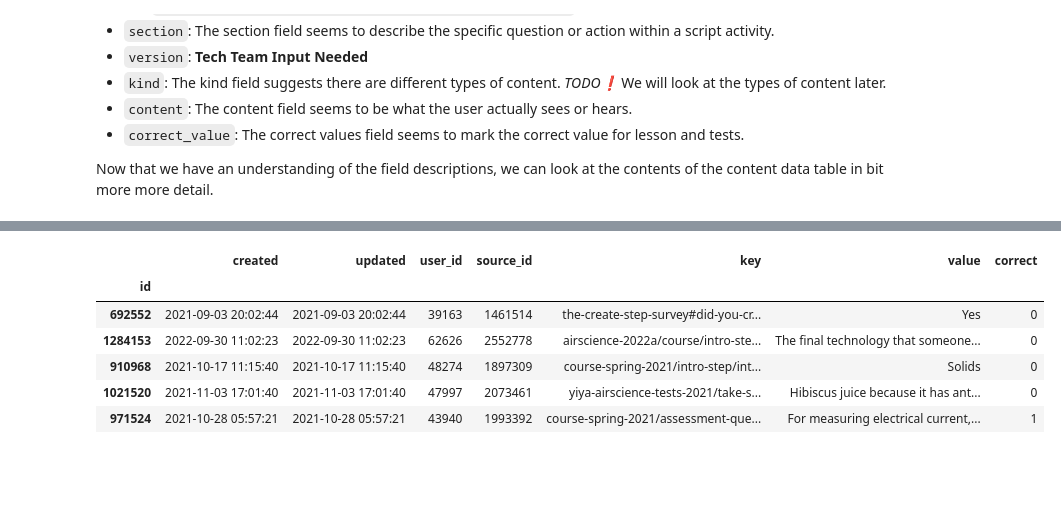
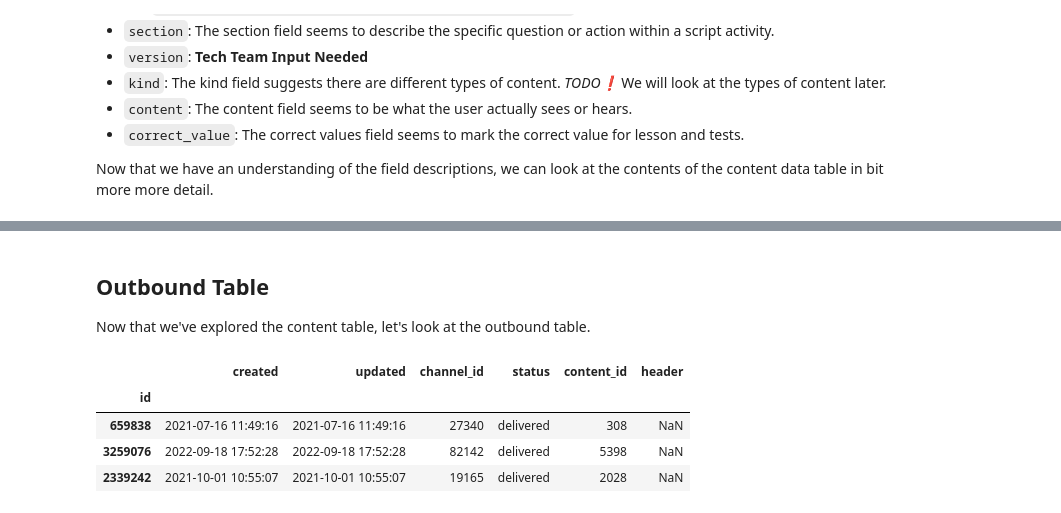
Before and after one commit to darrendbutler/yiya_data_analysis, a Jupyter notebook: dropout_analysis_course_2-3.ipynb, the cells around one changed output, grey strips where cells are left out. Cells and saved outputs as stored; diff of their text form; code cells hidden in the pictures; blank space fills up the shorter version.

Commit message:
explore more tables

```diff
--- a/dropout_analysis_course_2-3.ipynb
+++ b/dropout_analysis_course_2-3.ipynb
@@ -83,7 +95,7 @@ pd.set_option("max_colwidth", None) #don't truncate data in columns.
 #read file from data folder, return file
 def read_data(file_name, folder="/Users/ddbutler/Desktop/Repos/Yiya-Solutions-Analysis/yiya-completion-analysis/course3_data_v2_pickle/"):
     #combine foler and file name to get the full path
-    df = pd.read_pickle(data_folder + file_name)
+    df = pd.read_pickle(folder + file_name)
     return df
 
 content_df = read_data(file_name="content.pkl")
@@ -212,11 +229,12 @@ Looking at the sample, the `created `dates tell us that audio content is used fo
+# %% [markdown]
+## Outbound Table
+Now that we've explored the content table, let's look at the outbound table.
 # %%
-outbound_df = read_data("response.pkl")
-outbound_df.sample(5)
+outbound_df = read_data("outbound.pkl")
+outbound_df.sample(3, random_state=6)
 # %% [output]
-|  | created | updated | user_id | source_id | key | value | correct |
-| id |  |  |  |  |  |  |  |
-| 692552 | 2021-09-03 20:02:44 | 2021-09-03 20:02:44 | 39163 | 1461514 | the-create-step-survey#did-you-cr... | Yes | 0 |
-| 1284153 | 2022-09-30 11:02:23 | 2022-09-30 11:02:23 | 62626 | 2552778 | airscience-2022a/course/intro-ste... | The final technology that someone... | 0 |
-| 910968 | 2021-10-17 11:15:40 | 2021-10-17 11:15:40 | 48274 | 1897309 | course-spring-2021/intro-step/int... | Solids | 0 |
-| 1021520 | 2021-11-03 17:01:40 | 2021-11-03 17:01:40 | 47997 | 2073461 | yiya-airscience-tests-2021/take-s... | Hibiscus juice because it has ant... | 0 |
-| 971524 | 2021-10-28 05:57:21 | 2021-10-28 05:57:21 | 43940 | 1993392 | course-spring-2021/assessment-que... | For measuring electrical current,... | 1 |
+|  | created | updated | channel_id | status | content_id | header |
+| id |  |  |  |  |  |  |
+| 659838 | 2021-07-16 11:49:16 | 2021-07-16 11:49:16 | 27340 | delivered | 308 | NaN |
+| 3259076 | 2022-09-18 17:52:28 | 2022-09-18 17:52:28 | 82142 | delivered | 5398 | NaN |
+| 2339242 | 2021-10-01 10:55:07 | 2021-10-01 10:55:07 | 19165 | delivered | 2028 | NaN |
```
Also changed, not shown: parts of 21 cells of this notebook.
